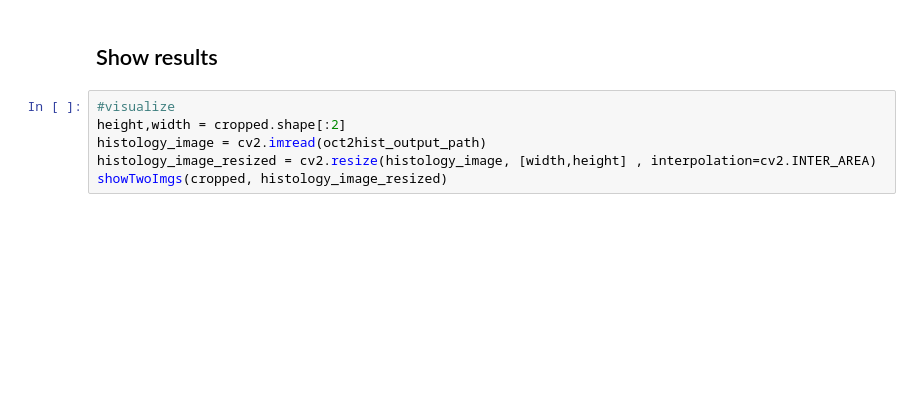
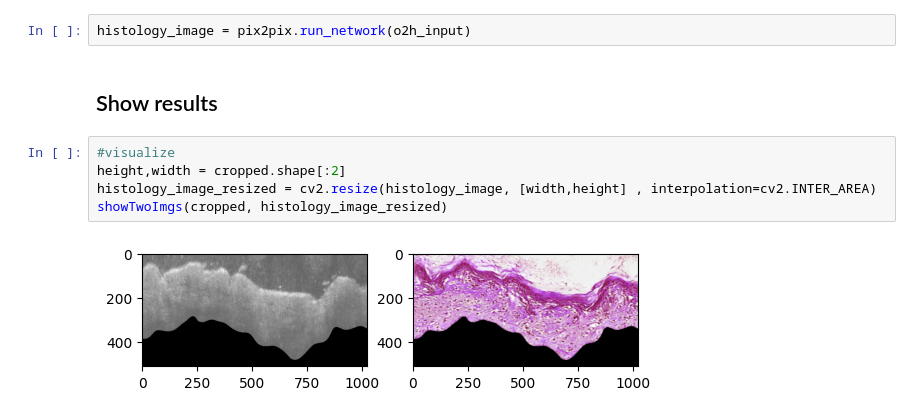
Before and after one commit to WinetraubLab/OCT2Hist-ModelInference, a Jupyter notebook: ConvertOCTImagesToHistology.ipynb, the cells around one changed output. Cells and saved outputs as stored; diff of their text form; blank space fills up the shorter version.

```diff
--- a/ConvertOCTImagesToHistology.ipynb
+++ b/ConvertOCTImagesToHistology.ipynb
@@ -62,8 +81,11 @@ oct2hist_output_path = f"{base_folder}/results/pix2pix/test_latest/images/im1_fa
+# %%
+histology_image = pix2pix.run_network(o2h_input)
 # %% [markdown]
 ## Show results
 # %%
 #visualize
 height,width = cropped.shape[:2]
-histology_image = cv2.imread(oct2hist_output_path)
 histology_image_resized = cv2.resize(histology_image, [width,height] , interpolation=cv2.INTER_AREA)
 showTwoImgs(cropped, histology_image_resized)
+# %% [output]
+[figure, added]
```
Also changed, not shown: parts of 3 cells of this notebook.
